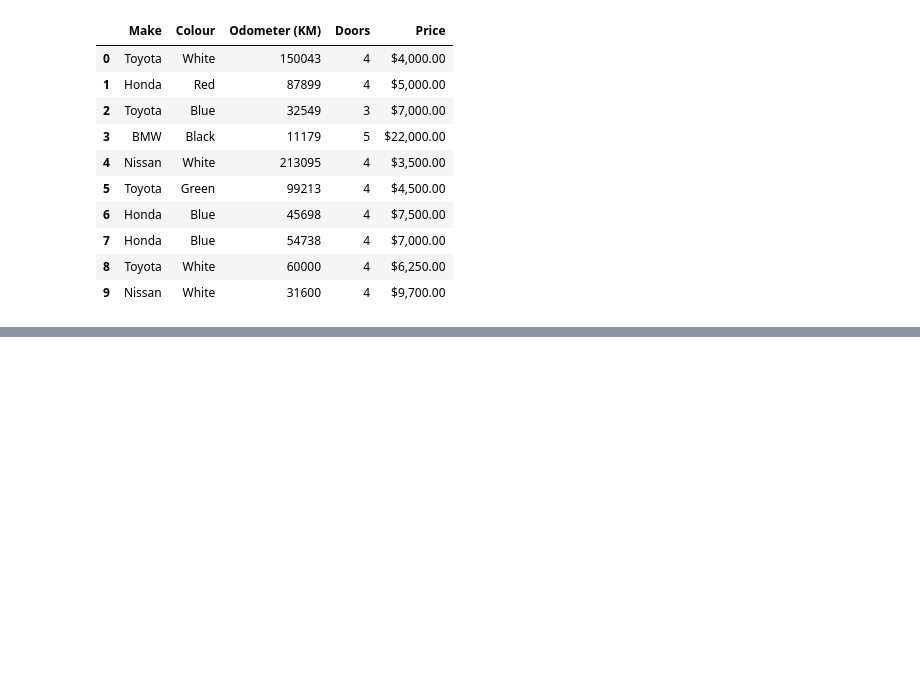
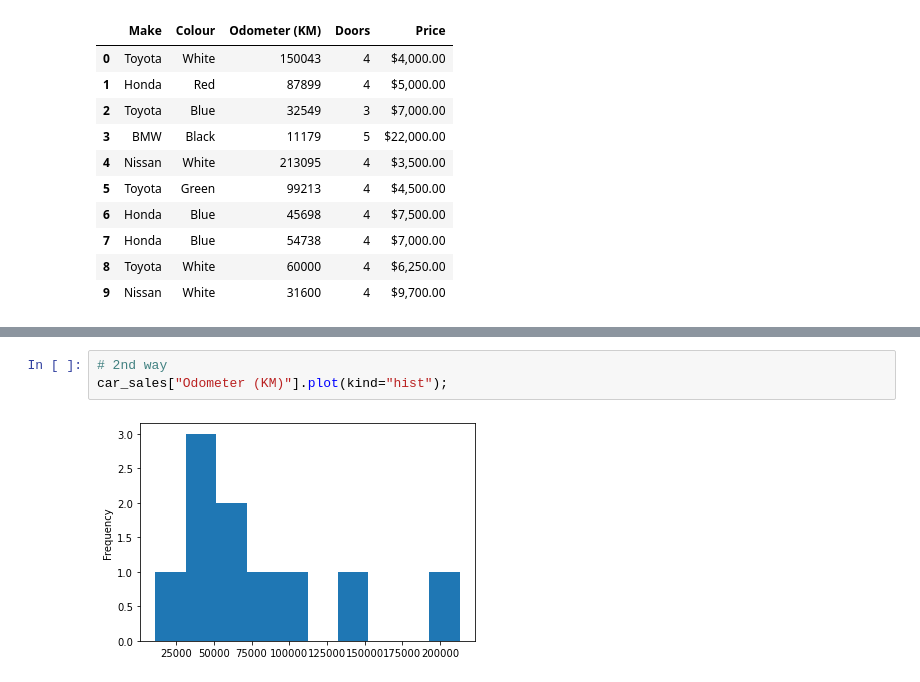
Before and after one commit to Axl11475581/Projects-Folder, a Jupyter notebook: Data Science & Machine Learning/Matplotlib/Introduction-to-matplotlib.ipynb, the cells around one changed output, grey strips where cells are left out. Drawn from its saved outputs; the diff is of its cells as text; blank space fills up the shorter version.

```diff
--- a/Data Science & Machine Learning/Matplotlib/Introduction-to-matplotlib.ipynb
+++ b/Data Science & Machine Learning/Matplotlib/Introduction-to-matplotlib.ipynb
@@ -314,0 +344,5 @@ df.plot.bar();
+# %%
+# 2nd way
+car_sales["Odometer (KM)"].plot(kind="hist");
+# %% [output]
+[figure, added]
```
Also changed, not shown: parts of 25 cells of this notebook.
